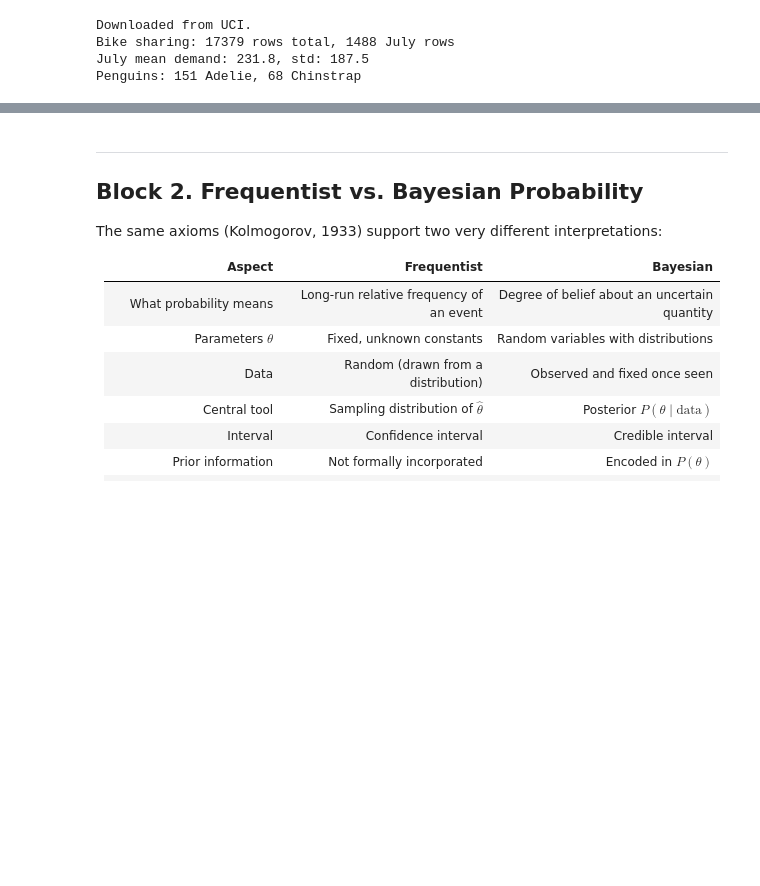
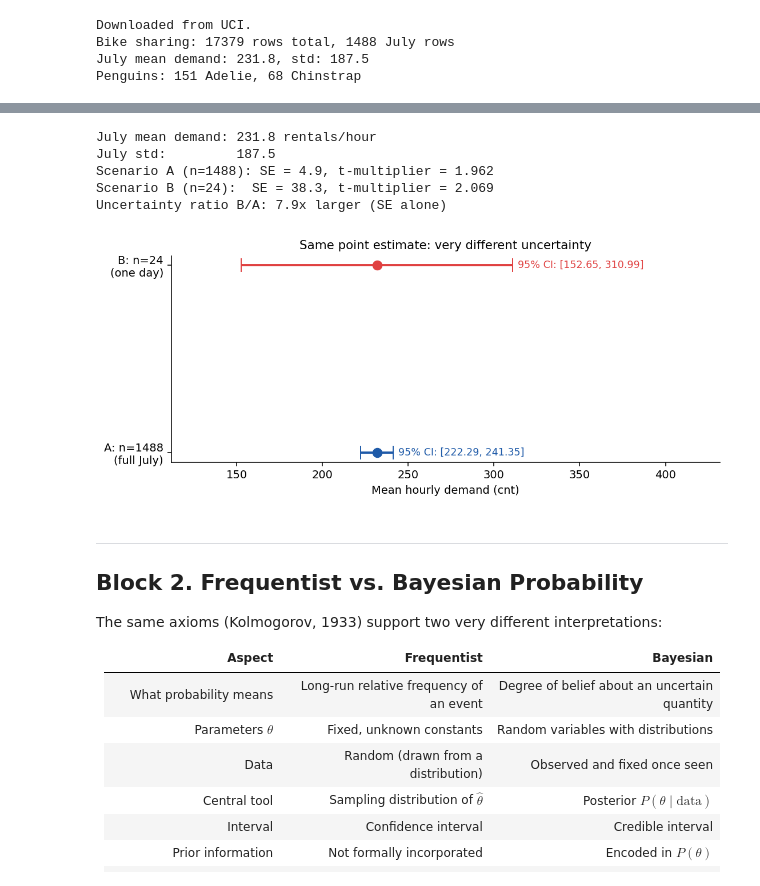
Before and after one commit to ERA-Software/computational-data-analysis, a Jupyter notebook: notebooks/S8_uncertainty_quantification.ipynb, the cells around one changed output, grey strips where cells are left out. Cells and saved outputs as stored; diff of their text form; code cells hidden in the pictures; blank space fills up the shorter version.

```diff
--- a/notebooks/S8_uncertainty_quantification.ipynb
+++ b/notebooks/S8_uncertainty_quantification.ipynb
@@ -176,3 +136,45 @@ Uncertainty ratio B/A: 7.9x larger
+# %%
+# Same point estimate, very different standard errors
+xbar = cnt_july.mean()
+s    = cnt_july.std(ddof=1)
+n_A  = len(cnt_july)  # full July
+n_B  = 24             # one day
+
+se_A = s / np.sqrt(n_A)
+se_B = s / np.sqrt(n_B)
+t_A  = t_dist.ppf(0.975, df=n_A - 1)
+t_B  = t_dist.ppf(0.975, df=n_B - 1)
+
+print(f'July mean demand: {xbar:.1f} rentals/hour')
+print(f'July std:         {s:.1f}')
+print(f'Scenario A (n={n_A}): SE = {se_A:.1f}, t-multiplier = {t_A:.3f}')
+print(f'Scenario B (n={n_B}):  SE = {se_B:.1f}, t-multiplier = {t_B:.3f}')
+print(f'Uncertainty ratio B/A: {se_B/se_A:.1f}x larger (SE alone)')
+
+fig, ax = plt.subplots(figsize=(8, 3.5))
+for i, (label, se, t_c, color) in enumerate([
+    (f'A: n={n_A} (full July)', se_A, t_A, BLUE),
+    (f'B: n={n_B} (one day)',   se_B, t_B, RED)
+]):
+    lo, hi = xbar - t_c*se, xbar + t_c*se
+    ax.errorbar(xbar, i, xerr=t_c*se, fmt='o', color=color,
+                capsize=6, markersize=8, linewidth=2)
+    ax.text(hi + 3, i, f'95% CI: [{lo:.2f}, {hi:.2f}]',
+            va='center', fontsize=9, color=color)
+ax.set_yticks([0, 1])
+ax.set_yticklabels([f'A: n={n_A}\n(full July)', f'B: n={n_B}\n(one day)'])
+ax.set_xlabel('Mean hourly demand (cnt)')
+ax.set_title('Same point estimate: very different uncertainty')
+ax.set_xlim(xbar - 120, xbar + 200)
+plt.tight_layout()
+plt.show()
+# %% [output]
+July mean demand: 231.8 rentals/hour
+July std:         187.5
+Scenario A (n=1488): SE = 4.9, t-multiplier = 1.962
+Scenario B (n=24):  SE = 38.3, t-multiplier = 2.069
+Uncertainty ratio B/A: 7.9x larger (SE alone)
+[figure, added]
 # %% [markdown]
 ---
 ## Block 2. Frequentist vs. Bayesian Probability
```
Also changed, not shown: parts of 5 cells of this notebook.
